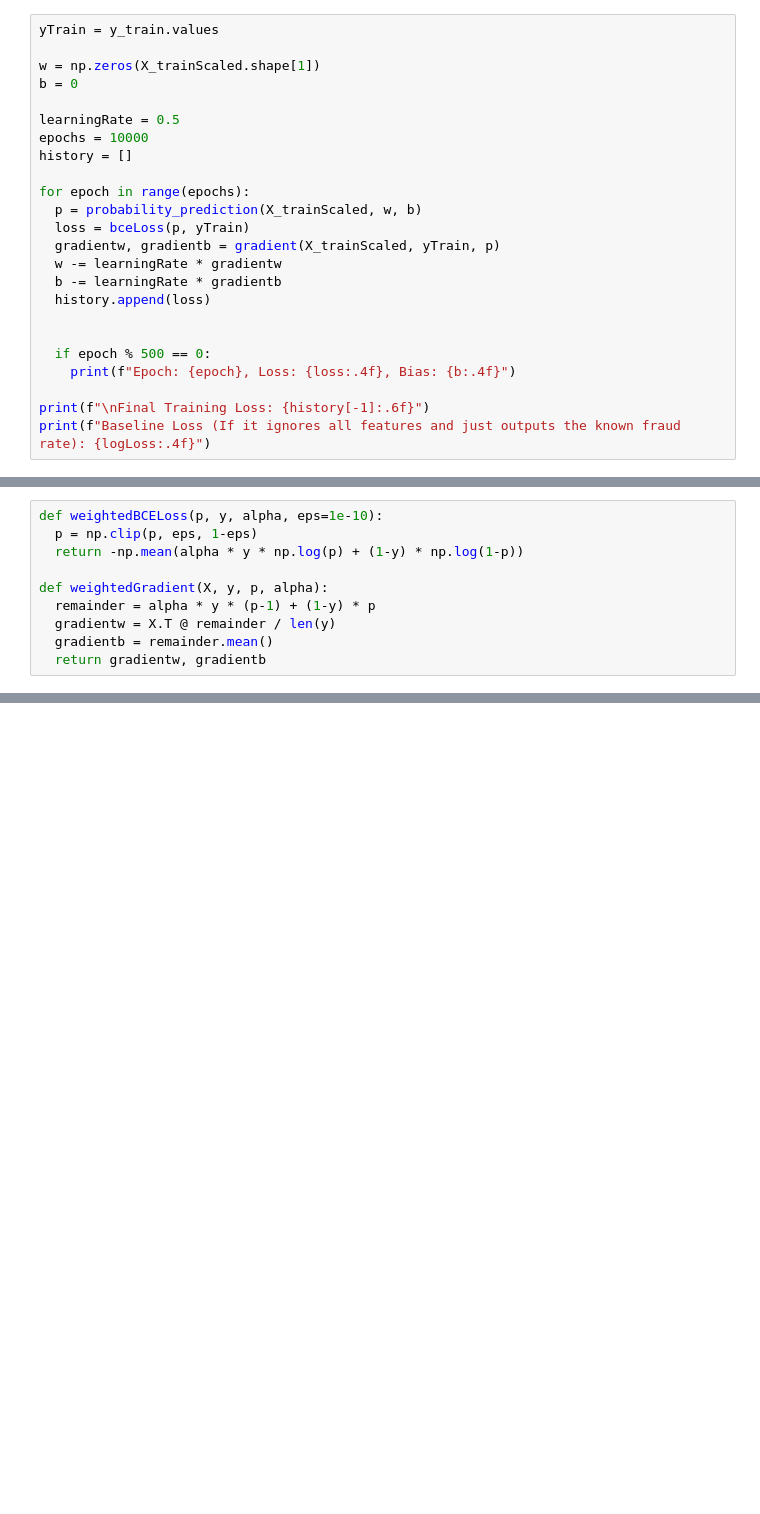
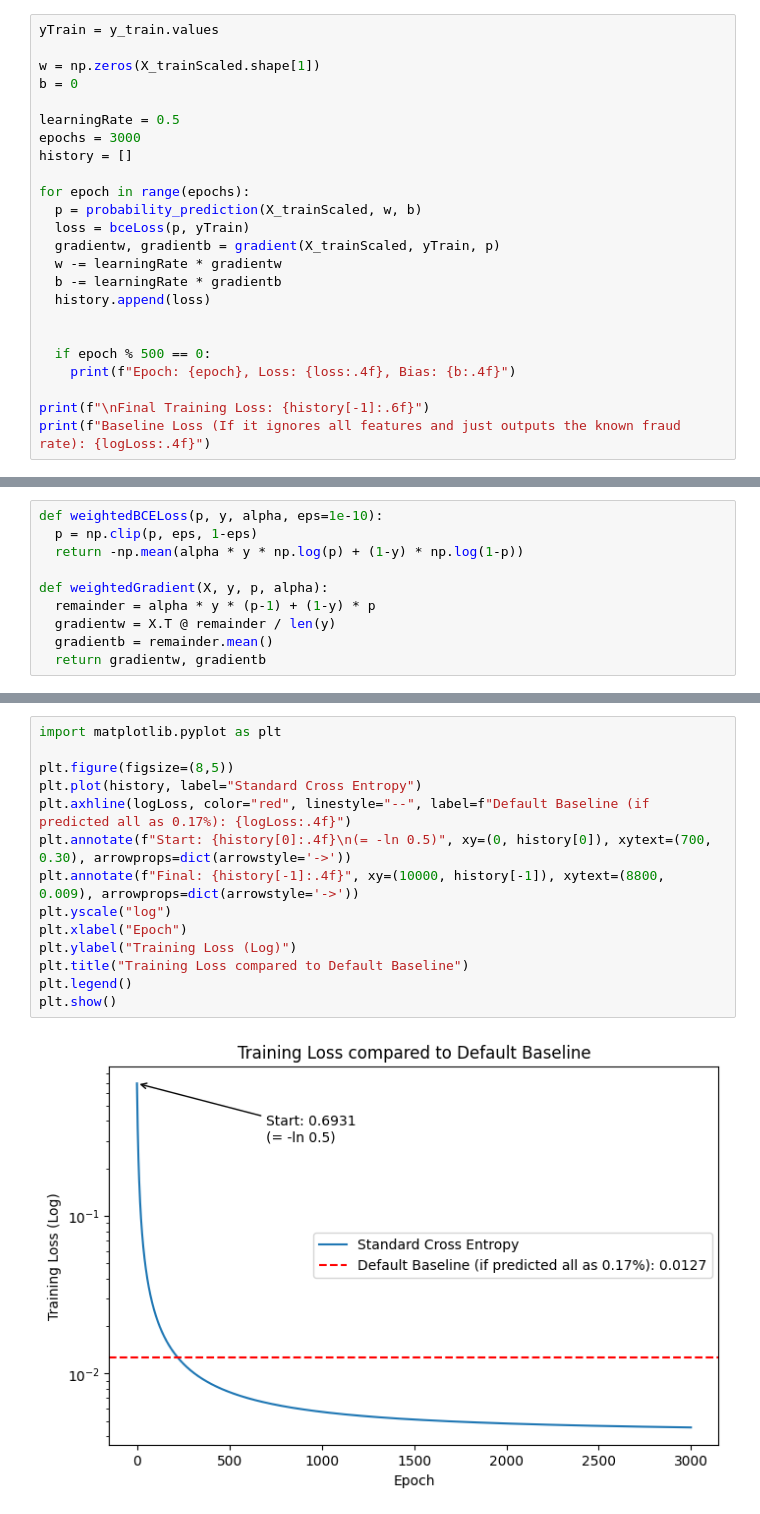
Before and after one commit to EvoAnu/Credit-Card-Fraud-Detection-Model, a Jupyter notebook: card_fraud_detection.ipynb, the cells around one changed output, grey strips where cells are left out. Saved outputs shown, nothing was run; the diff lists cells and outputs as text; blank space fills up the shorter version.

```diff
--- a/card_fraud_detection.ipynb
+++ b/card_fraud_detection.ipynb
@@ -120,7 +120,7 @@ w = np.zeros(X_trainScaled.shape[1])
 b = 0
 
 learningRate = 0.5
-epochs = 10000
+epochs = 3000
 history = []
 
 for epoch in range(epochs):
@@ -277,0 +300,16 @@ Weighted: 94 of 98 frauds
+# %%
+import matplotlib.pyplot as plt
+
+plt.figure(figsize=(8,5))
+plt.plot(history, label="Standard Cross Entropy")
+plt.axhline(logLoss, color="red", linestyle="--", label=f"Default Baseline (if predicted all as 0.17%): {logLoss:.4f}")
+plt.annotate(f"Start: {history[0]:.4f}\n(= -ln 0.5)", xy=(0, history[0]), xytext=(700, 0.30), arrowprops=dict(arrowstyle='->'))
+plt.annotate(f"Final: {history[-1]:.4f}", xy=(10000, history[-1]), xytext=(8800, 0.009), arrowprops=dict(arrowstyle='->'))
+plt.yscale("log")
+plt.xlabel("Epoch")
+plt.ylabel("Training Loss (Log)")
+plt.title("Training Loss compared to Default Baseline")
+plt.legend()
+plt.show()
+# %% [output]
+[figure, added]
```
Also changed, not shown: parts of 9 cells of this notebook.
